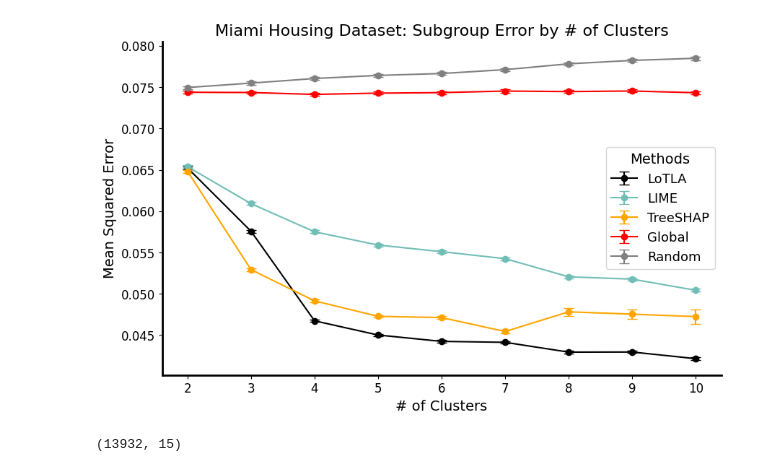
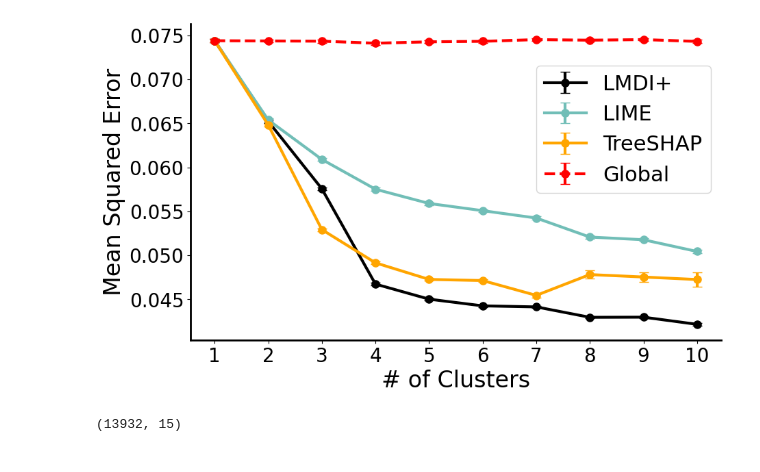
Before and after one commit to Yu-Group/imodels-experiments, a Jupyter notebook: feature_importance/subgroup/miami-housing/compile-results/case-study.ipynb, the cells around one changed output. Cells and saved outputs as stored; diff of their text form; code cells hidden in the pictures.

```diff
--- a/feature_importance/subgroup/miami-housing/compile-results/case-study.ipynb
+++ b/feature_importance/subgroup/miami-housing/compile-results/case-study.ipynb
@@ -33,7 +33,7 @@ color_map = {
     'global_elastic_nonnormed_nosquared_norank': 'red'
 }
 methods_name = {
-    'elastic_nonnormed_nosquared_norank': 'LoTLA',
+    'elastic_nonnormed_nosquared_norank': 'LMDI+',
     'lmdi_baseline': 'bLoTLA',
     'lime': 'LIME',
     'shap': 'TreeSHAP',
@@ -80,46 +94,46 @@ sd_df = pd.concat(seed_sds).groupby(level=0).mean()
 # %%
-# plot the data
+### plot the data
 # The x-axis values
-x_values = np.array(range(2, mean_df.shape[0]+2), dtype = int)
+x_values = np.array(range(1, 11), dtype = int)
 
-# Create the plot
+# create the plot
 plt.figure(figsize=(10, 6))
 plt.rcParams['axes.edgecolor'] = 'black'
 plt.rcParams['axes.linewidth'] = 2.0
 # take off top and right spines
 plt.gca().spines['top'].set_visible(False)
 plt.gca().spines['right'].set_visible(False)
 
-# Plot each column as a separate line with error bars
+# plot each column as a separate line with error bars
 for col in mean_df.columns:
-    if methods_name[col] == 'bLoTLA':
+    if methods_name[col] in ['Random', 'bLoTLA'] :
         continue
+    if methods_name[col] == "Global":
+        linestyle = "dashed"
+    else:
+        linestyle = "solid"
     plt.errorbar(x_values, mean_df[col], yerr=sd_df[col],
                  label=methods_name[col], color=color_map[col],
-                 fmt='-o', capsize=5)
+                capsize=5, fmt='o', linestyle=linestyle, linewidth=3, markersize=8)
 
-# Adding labels and title
-plt.xlabel("# of Clusters", fontsize=14)
-plt.ylabel("Mean Squared Error", fontsize=14)
-plt.title(f"Miami Housing Dataset: Subgroup Error by # of Clusters", fontsize=16)
+# adding labels and title
+plt.xlabel("# of Clusters", fontsize=24)
+plt.ylabel("Mean Squared Error", fontsize=24)
 
 # only put x-axis ticks on integers
 plt.xticks(x_values)
 # make x tick labels larger
-plt.xticks(fontsize=12)
-plt.yticks(fontsize=12)
-# move the legend to the side of the plot
-# plt.legend(title="Methods", bbox_to_anchor=(1.05, 1), loc='upper left', fontsize=13)
-# move legend to middle right of plot
-plt.legend(title="Methods", loc='center right', fontsize=13)
-# make legend title bigger
-plt.setp(plt.gca().get_legend().get_title(), fontsize='14')
-# Show the plot
-# plt.grid(True)
+plt.xticks(fontsize=20)
+plt.yticks(fontsize=20)
+
+# locate legend on right with y = 0.07
+
+plt.legend(loc='upper right', bbox_to_anchor=(1, 0.9), fontsize=22)
+
 plt.savefig("images/subgroup_error.pdf", format='pdf', bbox_inches='tight')
 plt.show()
 # %% [output]
-[figure, old version]
+[figure, new version]
 # %%
 # read in the miami housing dataset
 X_miami = np.loadtxt("../data_openml/X_361260.csv", delimiter=",")[1:,:]
```
Also changed, not shown: parts of 1 cell of this notebook, 9 other files.
